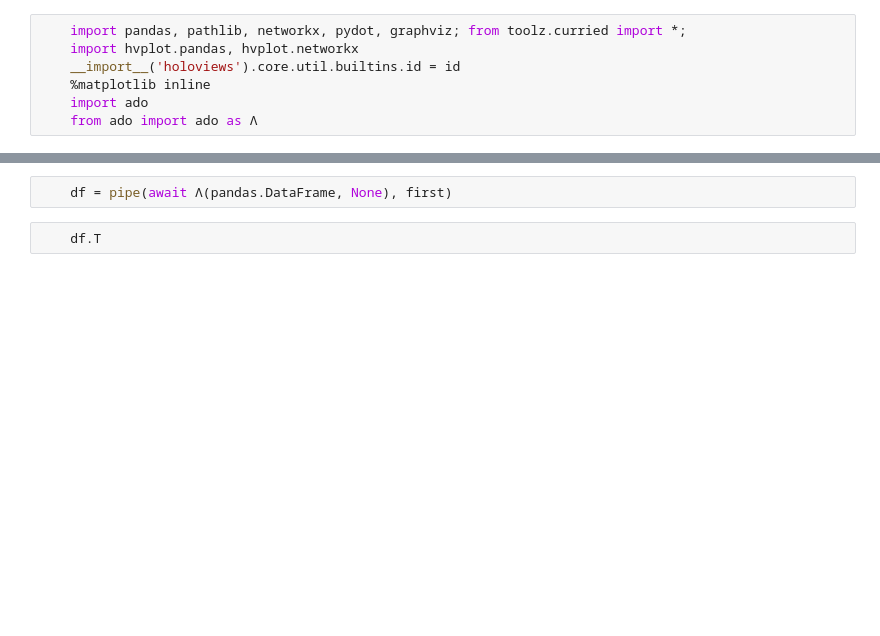
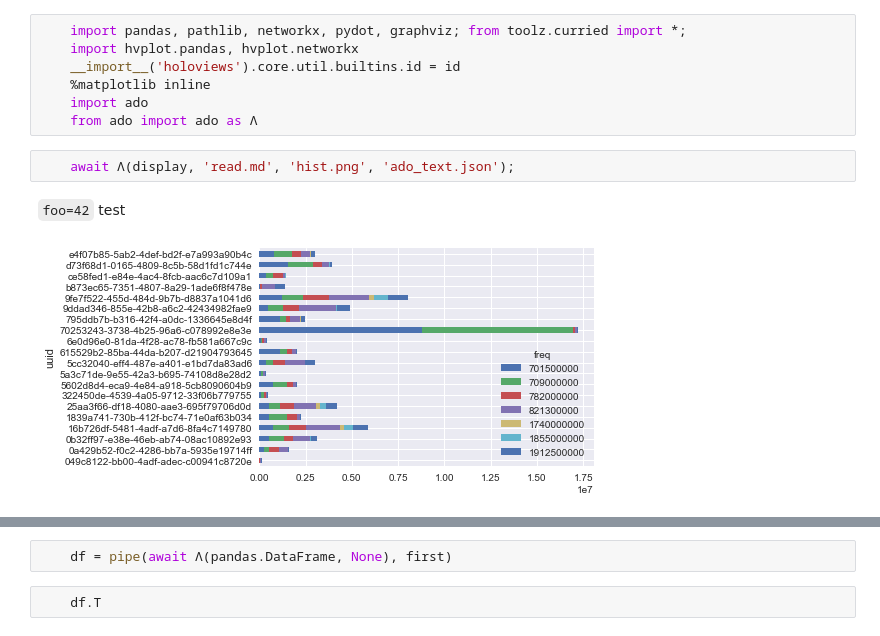
Before and after one commit to deathbeds/ado, a Jupyter notebook: test_ado.ipynb, the cells around one changed output, grey strips where cells are left out. Drawn from its saved outputs; the diff is of its cells as text; blank space fills up the shorter version.

```diff
--- a/test_ado.ipynb
+++ b/test_ado.ipynb
@@ -5,3 +5,8 @@
     %matplotlib inline
     import ado
     from ado import ado as Λ
+# %%
+    await Λ(display, 'read.md', 'hist.png', 'ado_text.json');
+# %% [output]
+`foo=42` test
+[figure, added]
```
Also changed, not shown: parts of 1 cell of this notebook.
